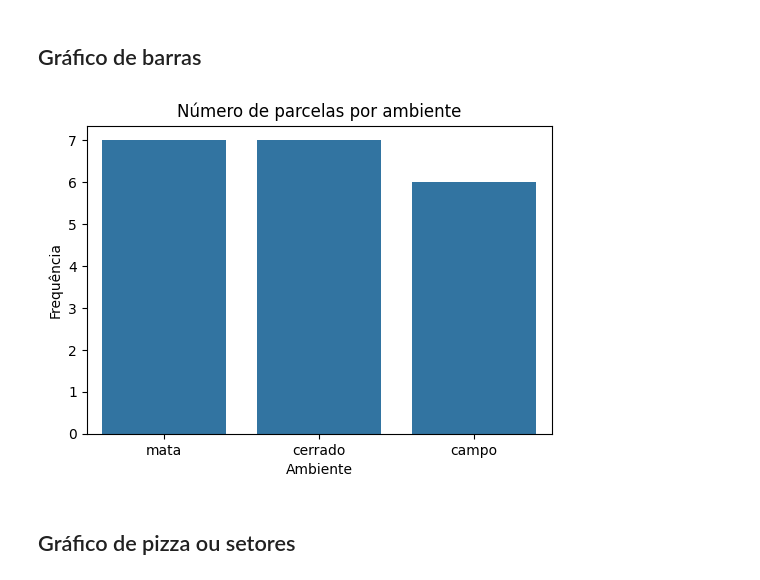
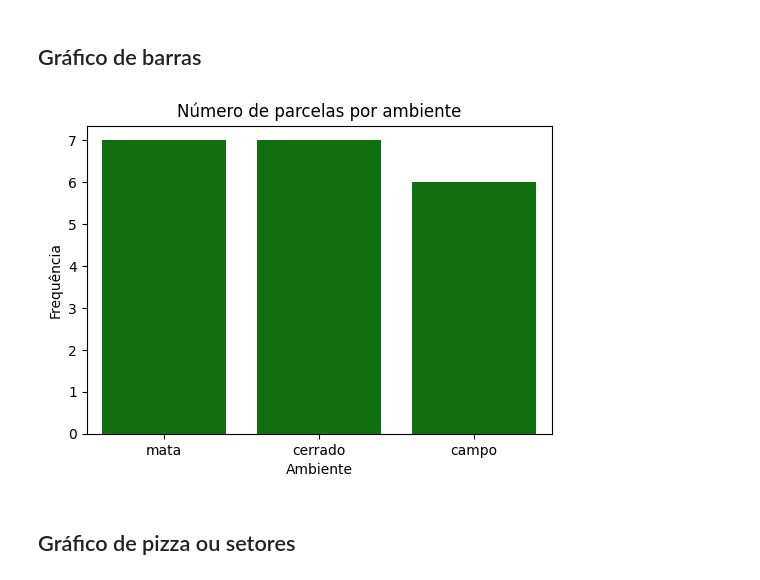
Before and after one commit to marescost4/Mariane-David-Fillipy, a Jupyter notebook: semana02.ipynb, the cells around one changed output. Saved outputs shown, nothing was run; the diff lists cells and outputs as text; code cells hidden in the pictures.

```diff
--- a/semana02.ipynb
+++ b/semana02.ipynb
@@ -142,13 +136,13 @@ dtype: int64
 # %%
 
 plt.figure(figsize=(6, 4))
-sns.countplot(data=dados, x="ambiente")
+sns.countplot(data=dados, x="ambiente", color="green")
 plt.title("Número de parcelas por ambiente")
 plt.xlabel("Ambiente")
 plt.ylabel("Frequência")
 plt.show()
 # %% [output]
-[figure, old version]
+[figure, new version]
 # %% [markdown]
 ## Gráfico de pizza ou setores
 # %%
```
Also changed, not shown: parts of 5 cells of this notebook.
